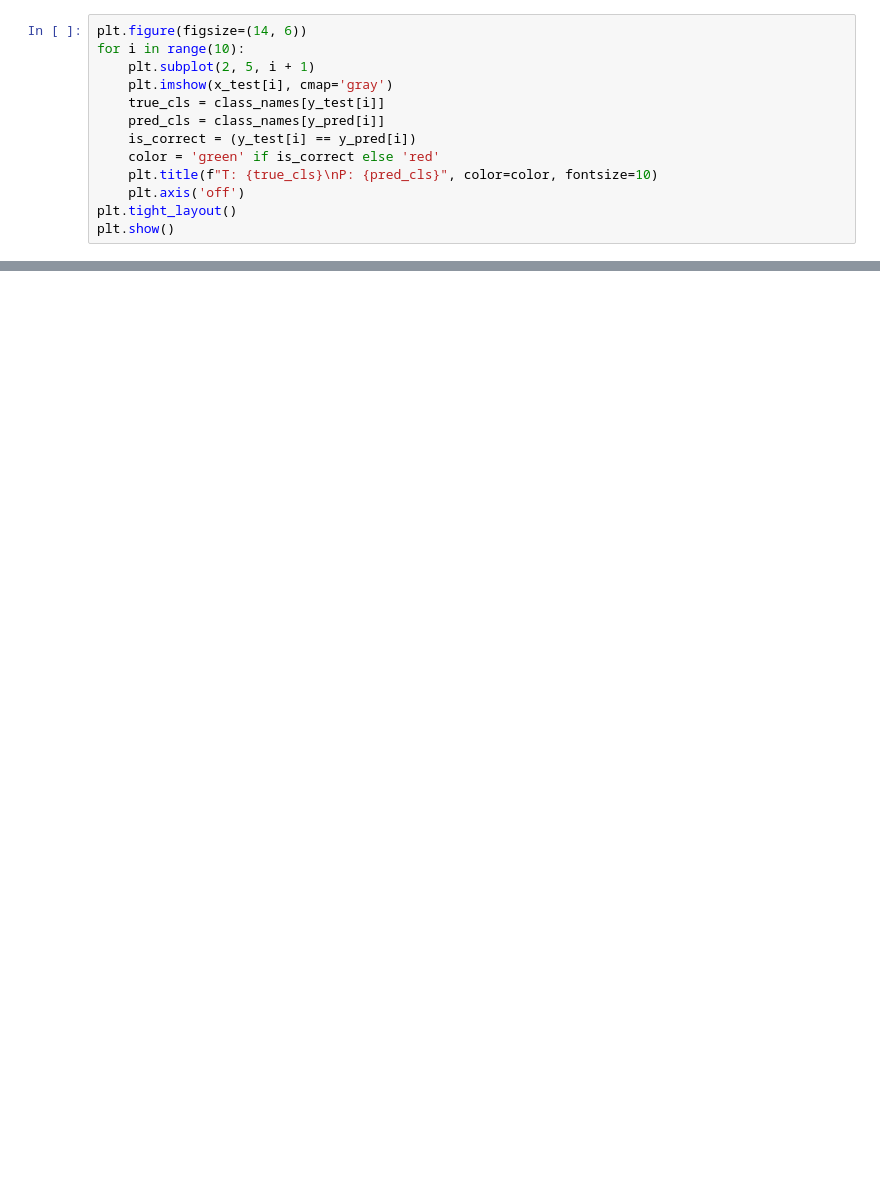
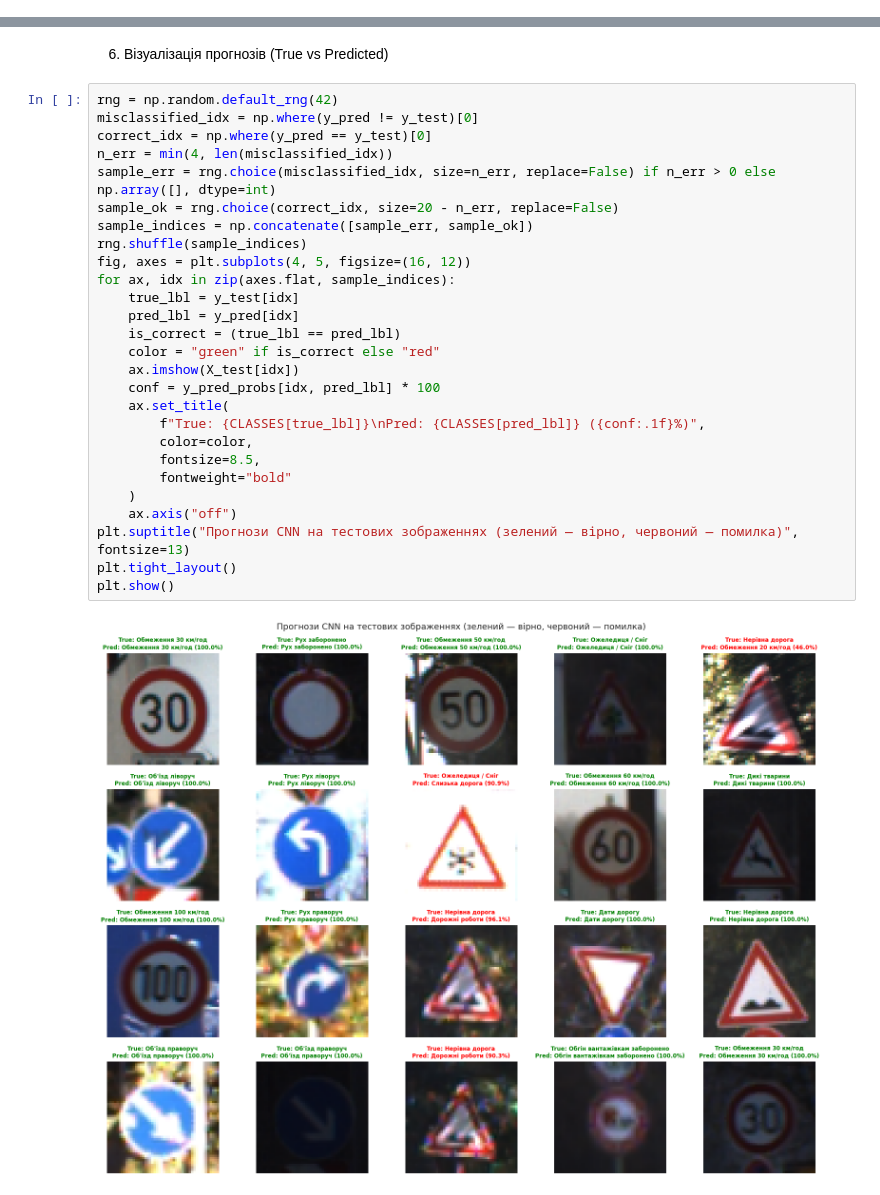
Before and after one commit to urazovandriy-dotcom/ML_LABS_2026, a Jupyter notebook: ЛР10_Уразов_3_10.ipynb, the cells around one changed output, grey strips where cells are left out. Cells and saved outputs as stored; diff of their text form; blank space fills up the shorter version.

```diff
--- a/ЛР10_Уразов_3_10.ipynb
+++ b/ЛР10_Уразов_3_10.ipynb
@@ -236,13 +2,0 @@ weighted avg     0.8943    0.8944    0.8943     10000
-# %%
-plt.figure(figsize=(14, 6))
-for i in range(10):
-    plt.subplot(2, 5, i + 1)
-    plt.imshow(x_test[i], cmap='gray')
-    true_cls = class_names[y_test[i]]
-    pred_cls = class_names[y_pred[i]]
-    is_correct = (y_test[i] == y_pred[i])
-    color = 'green' if is_correct else 'red'
-    plt.title(f"T: {true_cls}\nP: {pred_cls}", color=color, fontsize=10)
-    plt.axis('off')
-plt.tight_layout()
-plt.show()
@@ -482,0 +263,31 @@ _Найважче класифікувати візуально схожі ка
+# %% [markdown]
+6. Візуалізація прогнозів (True vs Predicted)
+# %%
+rng = np.random.default_rng(42)
+misclassified_idx = np.where(y_pred != y_test)[0]
+correct_idx = np.where(y_pred == y_test)[0]
+n_err = min(4, len(misclassified_idx))
+sample_err = rng.choice(misclassified_idx, size=n_err, replace=False) if n_err > 0 else np.array([], dtype=int)
+sample_ok = rng.choice(correct_idx, size=20 - n_err, replace=False)
+sample_indices = np.concatenate([sample_err, sample_ok])
+rng.shuffle(sample_indices)
+fig, axes = plt.subplots(4, 5, figsize=(16, 12))
+for ax, idx in zip(axes.flat, sample_indices):
+    true_lbl = y_test[idx]
+    pred_lbl = y_pred[idx]
+    is_correct = (true_lbl == pred_lbl)
+    color = "green" if is_correct else "red"
+    ax.imshow(X_test[idx])
+    conf = y_pred_probs[idx, pred_lbl] * 100
+    ax.set_title(
+        f"True: {CLASSES[true_lbl]}\nPred: {CLASSES[pred_lbl]} ({conf:.1f}%)",
+        color=color,
+        fontsize=8.5,
+        fontweight="bold"
+    )
+    ax.axis("off")
+plt.suptitle("Прогнози CNN на тестових зображеннях (зелений — вірно, червоний — помилка)", fontsize=13)
+plt.tight_layout()
+plt.show()
+# %% [output]
+[figure, added]
```
Also changed, not shown: parts of 53 cells of this notebook.
